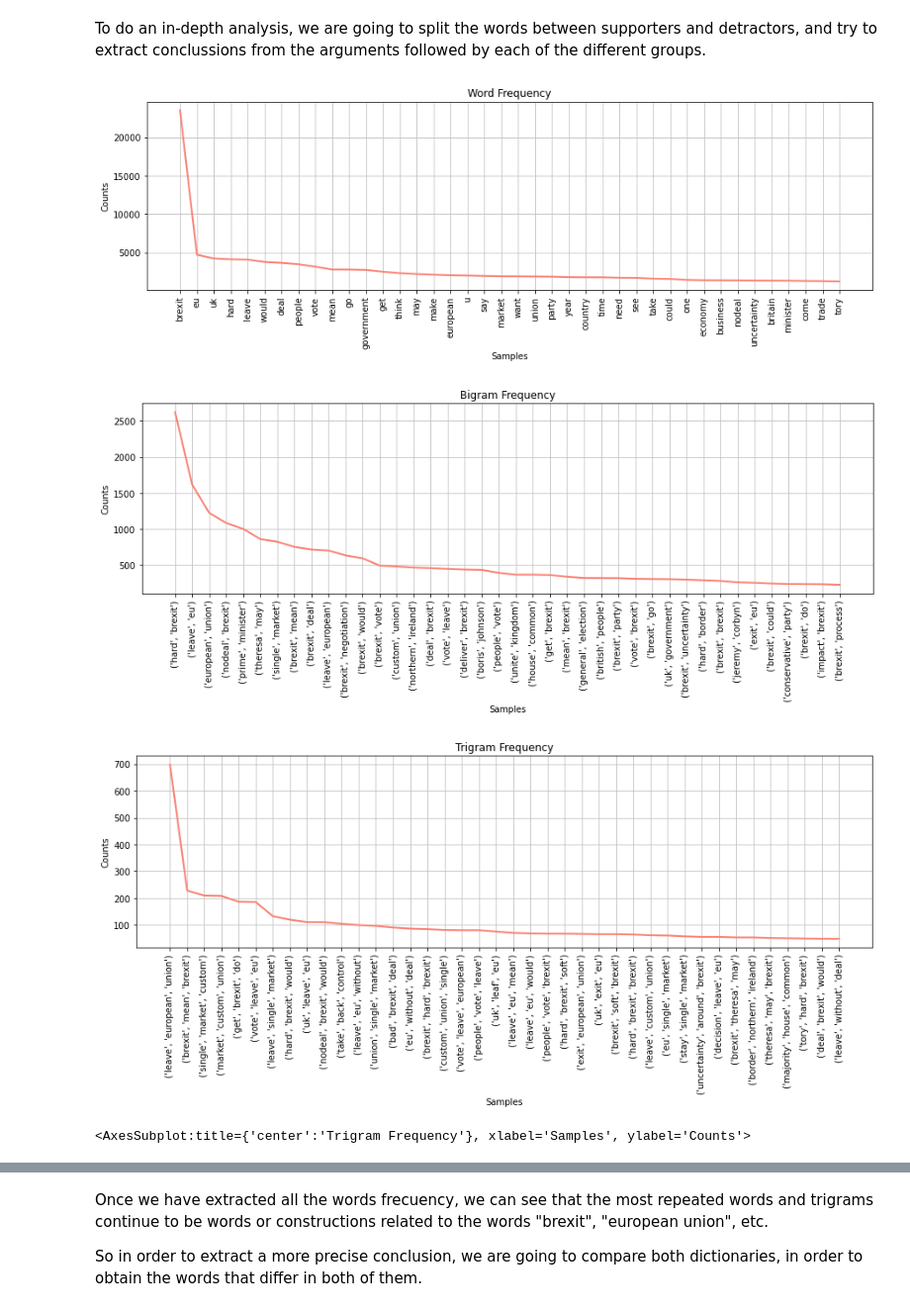
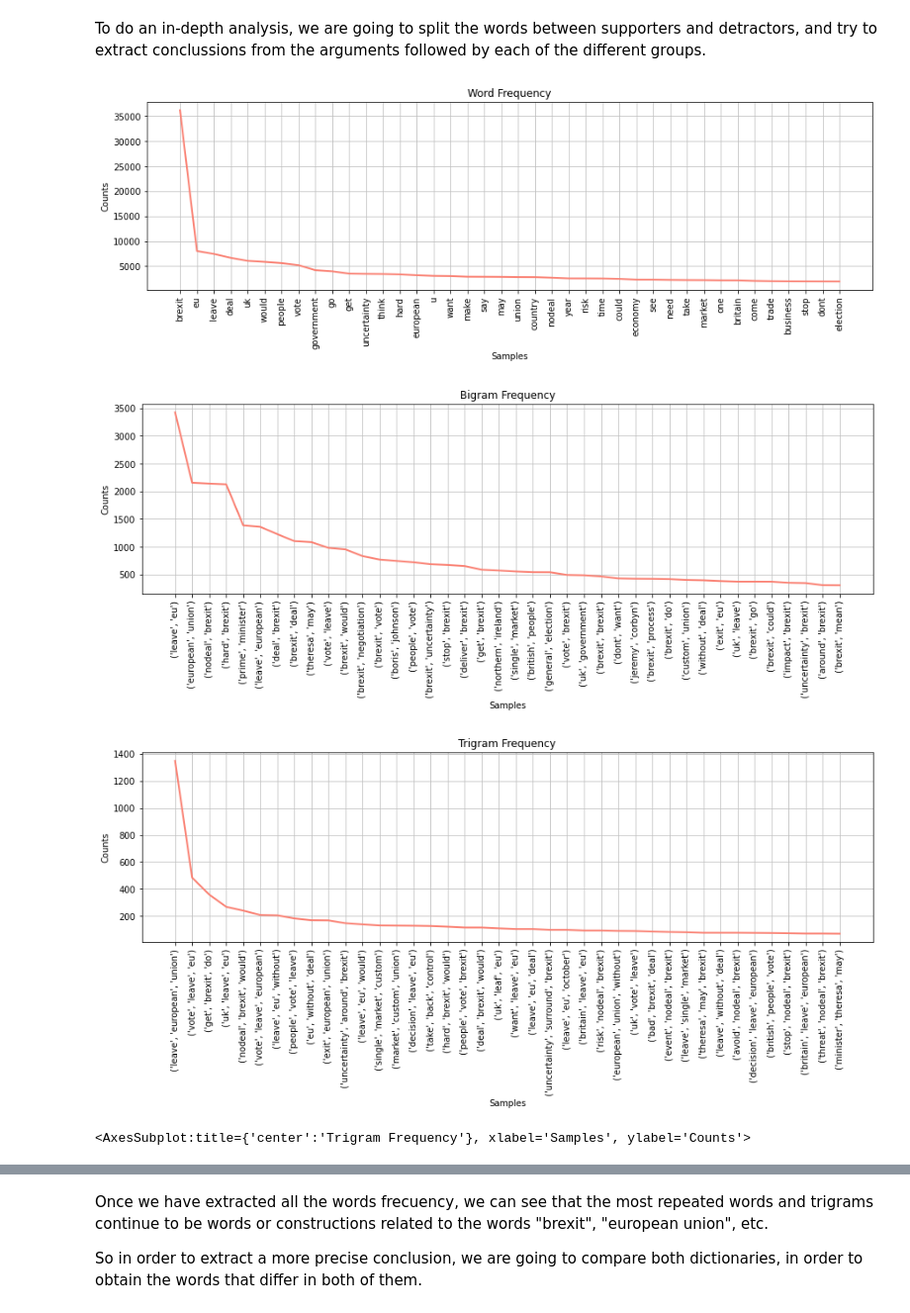
Before and after one commit to epfl-ada/ada-2021-project-kava, a Jupyter notebook: milestone2_template.ipynb, the cells around one changed output, grey strips where cells are left out. Shown at 99% size. Cells and saved outputs as stored; diff of their text form; code cells hidden in the pictures.

```diff
--- a/milestone2_template.ipynb
+++ b/milestone2_template.ipynb
@@ -639,7 +643,7 @@ def lem(text):
     text = [lemmatizer.lemmatize(t) for t in text]
     text = [lemmatizer.lemmatize(t, 'v') for t in text]
     return text
-df_quotes['quotation'] = df_quotes['quotation'].apply(lambda x: lem(x))
+df_quotes['quotation_cleaned'] = df_quotes['quotation_cleaned'].apply(lambda x: lem(x))
 df_quotes=df_quotes.reset_index(drop=True)
 # %% [markdown]
 4) Find histograms for the 10 most popular items of each category
@@ -862,2 +920,22 @@ plt.show()
 # %% [output]
 [figure]
+# %%
+# Classify supporters, detractors and neutral quotes based on the polarity obtained
+positive = df_quotes_with_sentiment.loc[df_quotes_with_sentiment['sentiment'] > 0]
+positive_percentage = len(positive.index)/len(df_quotes_with_sentiment.index)
+negative = df_quotes_with_sentiment.loc[df_quotes_with_sentiment['sentiment'] < 0]
+negative_percentage = len(negative.index)/len(df_quotes_with_sentiment.index)
+neutral = df_quotes_with_sentiment.loc[(df_quotes_with_sentiment['sentiment'] == 0)]
+neutral_percentage = len(neutral.index)/len(df_quotes_with_sentiment.index)
+
+# Pie chart, where the slices will be ordered and plotted counter-clockwise:
+labels = 'Positive', 'Negative', 'Neutral'
+colors = ['#1b9e77', '#f33', '#7570b3']
+sizes = [positive_percentage, negative_percentage, neutral_percentage]
+# explode = (0, 0.1, 0, 0)  # only "explode" the 2nd slice (i.e. 'Hogs')
+fig1, ax1 = plt.subplots()
+ax1.pie(sizes, labels=labels, colors=colors, autopct='%1.1f%%',
+        shadow=False, startangle=90)
+ax1.axis('equal')  # Equal aspect ratio ensures that pie is drawn as a circle.
+plt.suptitle('Percentages of supporters, detractors and neutral speakers',fontsize=15)
+plt.show()
@@ -944,31 +1084,30 @@ The previous analysis does not give us much idea about how people abput Brexit o
 To do an in-depth analysis, we are going to split the words between supporters and detractors, and try to extract conclussions from the arguments followed by each of the different groups.
 # %%
 #From lists of detractors quotes to a single list containing all detractors words
-detractors_words=[]
-for i in range(len(detractors)):
-    detractors_words = detractors_words + detractors['quotation'].iloc[i]
+negative_words=[]
+for i in range(len(negative)):
+    negative_words = negative_words + negative['quotation_cleaned'].iloc[i]
 
 #Get word frequency
-words_1_detractors = nltk.FreqDist(detractors_words)
+words_1_negative = nltk.FreqDist(negative_words)
 plt.figure(figsize=(15,4))
+words_1_negative.plot(40, color='salmon', title='Word Frequency')
 
-words_1_detractors.plot(40, color='salmon', title='Word Frequency')
 #Bigrams
-bigrm_detractors = list(nltk.bigrams(detractors_words))
-words_2_detractors = nltk.FreqDist(bigrm_detractors)
+bigrm_negative = list(nltk.bigrams(negative_words))
+words_2_negative = nltk.FreqDist(bigrm_negative)
 plt.figure(figsize=(15,4))
+words_2_negative.plot(40, color='salmon', title='Bigram Frequency')
 
-words_2_detractors.plot(40, color='salmon', title='Bigram Frequency')
 #Trigrams
-trigrm_detractors = list(nltk.trigrams(detractors_words))
-words_3_detractors = nltk.FreqDist(trigrm_detractors)
+trigrm_negative = list(nltk.trigrams(negative_words))
+words_3_negative = nltk.FreqDist(trigrm_negative)
 plt.figure(figsize=(15,4))
-
-words_3_detractors.plot(40, color='salmon', title='Trigram Frequency')
+words_3_negative.plot(40, color='salmon', title='Trigram Frequency')
 # %% [output]
-[figure, old version]
+[figure, new version]
-[figure, old version]
+[figure, new version]
-[figure, old version]
+[figure, new version]
 <AxesSubplot:title={'center':'Trigram Frequency'}, xlabel='Samples', ylabel='Counts'>
 # %%
 #From lists of supporters quotes to a single list containing all supporters words
```
Also changed, not shown: parts of 16 cells of this notebook.
